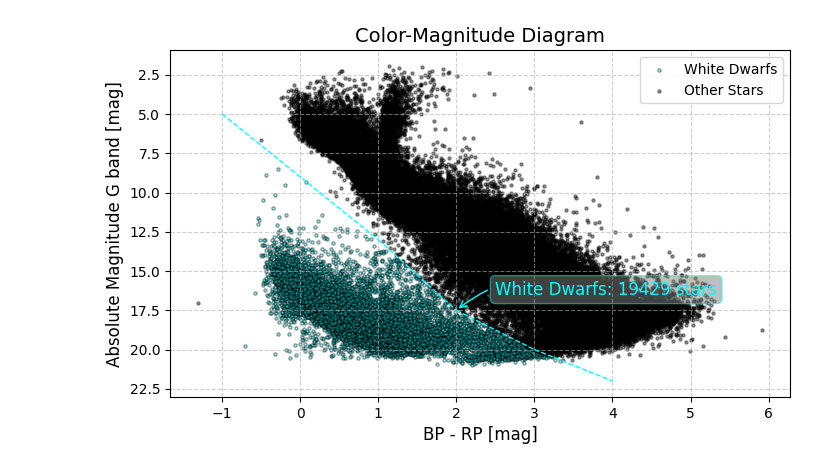
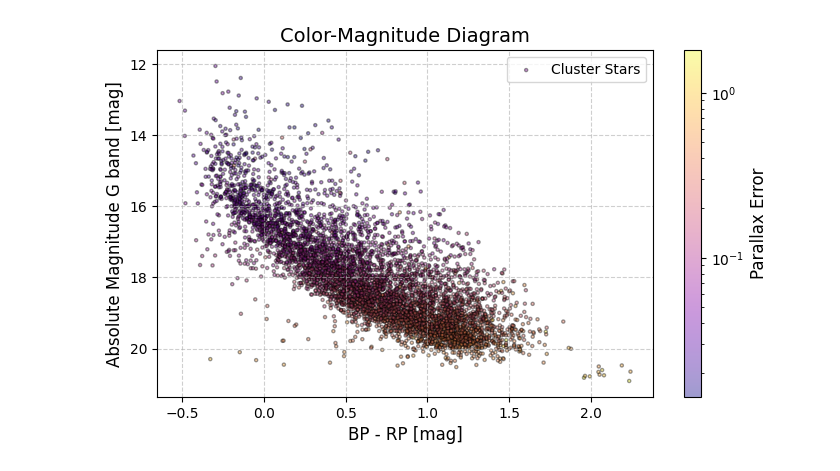
Before and after one commit to lordrick94/stars_and_planetsI_ucsc, a Jupyter notebook: homeworks/hw6/gaia.ipynb, the cells around one changed output. Cells and saved outputs as stored; diff of their text form; code cells hidden in the pictures.

Commit message:
project plots

```diff
--- a/homeworks/hw6/gaia.ipynb
+++ b/homeworks/hw6/gaia.ipynb
@@ -207,12 +250,11 @@ def query_sdss_xmatch(load=False):
     - Pandas DataFrame containing the Gaia stars meeting the criteria.
     """
     if load:
-        df = pd.read_csv('sdss_xmatch_query.csv')
+        df = pd.read_csv('sdss_df.csv')
     else:
         distance_query = """
         SELECT g.phot_g_mean_mag, g.phot_bp_mean_mag, g.phot_rp_mean_mag,
-                g.parallax,
-                q_sdss.objid, q_sdss.u, q_sdss.g, q_sdss.r, q_sdss.i, q_sdss.z
+                g.parallax,g.parallax_error, q_sdss.objid, q_sdss.u, q_sdss.g, q_sdss.r, q_sdss.i, q_sdss.z
 
 
         FROM gaiadr3.sdssdr13_best_neighbour as best_neighbour
@@ -222,8 +264,8 @@ def query_sdss_xmatch(load=False):
         INNER JOIN external.sdssdr13_photoprimary as q_sdss ON q_sdss.objid = best_neighbour.original_ext_source_id
 
         WHERE (g.parallax > 10)
-        AND (g.phot_bp_mean_flux_over_error > 20)
-        AND (g.phot_rp_mean_flux_over_error > 20)
+        AND (g.phot_bp_mean_flux_over_error > 5)
+        AND (g.phot_rp_mean_flux_over_error > 5)
         AND (g.parallax_over_error > 20)
         """
         print("Querying Gaia Archive for distance... This may take a few seconds.")
@@ -234,8 +276,8 @@ def query_sdss_xmatch(load=False):
         df = dist_results.to_pandas()
 
         # Save the df
-        df.to_csv('sdss_xmatch_query.csv')
+        df.to_csv('sdss_df.csv', index=False)
 
     return df
 
-sdss_df = query_stars(load=True)
+sdss_df = query_sdss_xmatch(load=True)
@@ -244,0 +284,5 @@ KeyboardInterrupt:
+# %%
+df_temp = sdss_df.copy()
+df_temp = process_ug_df(df_temp)
+
+final_df = df_temp[(df_temp['u'] >-50) & (df_temp['u-g'] <100)]
@@ -244,0 +322,16 @@ KeyboardInterrupt:
+# %%
+y_offset = 2.5
+
+# Plot color-magnitude diagram
+points = {
+    'p0': (-1,5+y_offset),
+    'p1': (1,13+y_offset),
+    'p2': (2,17.5+y_offset),
+    'p3': (3,20+y_offset),
+    'p4': (4,22+y_offset),
+}
+
+line_seg= make_line_seg(points=points)
+# %%
+# G vs bp-rp
+wd_sample = plot_color_magnitude_diagram(final_df, line_segments=line_seg, boring_plot=False,mag_ug=False)
@@ -245,4 +341,4 @@ KeyboardInterrupt:
 # %%
-plot_color_magnitude_diagram(sdss_df, line_segments=line_seg, boring_plot=False)
+plot_color_magnitude_diagram(wd_sample, line_segments=None, boring_plot=True,mag_ug=False,save_file='wd_sample_gbprp_CMD.png')
 # %% [output]
-[figure, old version]
+[figure, new version]
```
Also changed, not shown: parts of 26 cells of this notebook, 50 other files.
